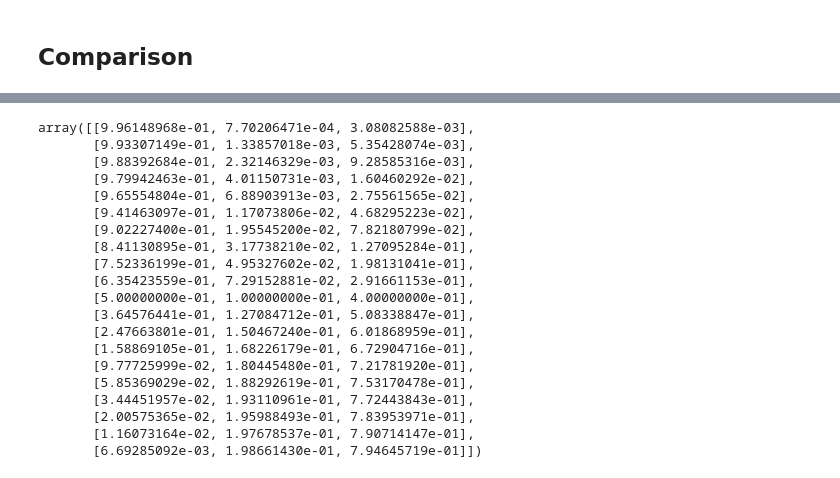
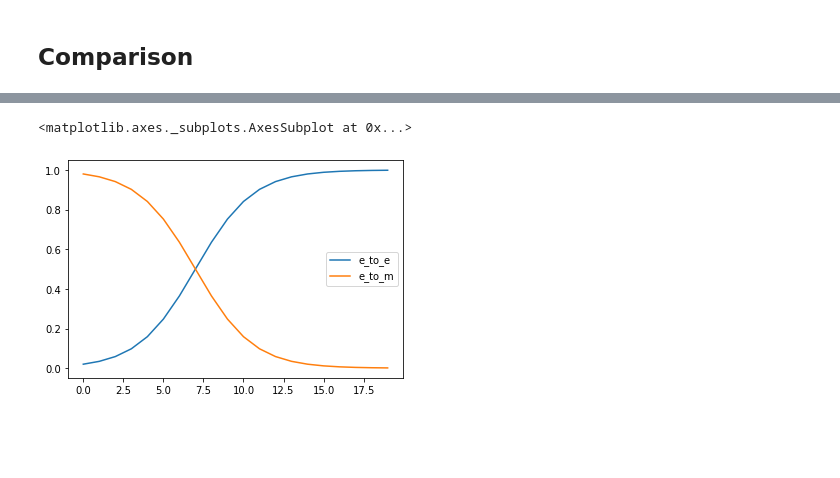
Before and after one commit to akhavan12/discrete_covid_model, a Jupyter notebook: Discrete_ver_09.ipynb, the cells around one changed output, grey strips where cells are left out. Cells and saved outputs as stored; diff of their text form; code cells hidden in the pictures; blank space fills up the shorter version.

```diff
--- a/Discrete_ver_09.ipynb
+++ b/Discrete_ver_09.ipynb
@@ -573,37 +589,17 @@ v_at_day_2(20).plot()
 # %%
-def v_at_day_2(num_days = 20,alpha_r = .2):
-      ## https://www.graphpad.com/guides/prism/7/curve-fitting/reg_classic_boltzmann.htm
-      Tdays = np.arange(num_days) #x
-      Top = 1
-      Buttom = 0
-      v50= num_days/2
-      slope= 1.8
-      v_to_v = Top +  (Buttom - Top)/(1+ np.exp((v50 - Tdays)/slope))
-      v_to_r = alpha_r*(1 - v_to_v)
-      v_to_d = 1 - (v_to_v+v_to_r)
-      return pd.DataFrame({'v_to_v': v_to_v, 'v_to_r' :v_to_r,'v_to_d': v_to_d})
-
-
-
-v_at_day_2(20).values
+def e_at_day(num_days = 20):
+    ## https://www.graphpad.com/guides/prism/7/curve-fitting/reg_classic_boltzmann.htm
+    Tdays = np.arange(num_days) #x
+    Top = 1
+    Buttom = 0
+    v50= 7
+    slope= 1.8
+    e_to_m = Top +  (Buttom - Top)/(1+ np.exp((v50 - Tdays)/slope))
+    e_to_e = 1 - (e_to_m)
+    return pd.DataFrame({'e_to_e': e_to_e, 'e_to_m' :e_to_m})
+ee = e_at_day(20)
-# %% [output]
-array([[9.96148968e-01, 7.70206471e-04, 3.08082588e-03],
-       [9.93307149e-01, 1.33857018e-03, 5.35428074e-03],
-       [9.88392684e-01, 2.32146329e-03, 9.28585316e-03],
-       [9.79942463e-01, 4.01150731e-03, 1.60460292e-02],
-       [9.65554804e-01, 6.88903913e-03, 2.75561565e-02],
-       [9.41463097e-01, 1.17073806e-02, 4.68295223e-02],
-       [9.02227400e-01, 1.95545200e-02, 7.82180799e-02],
-       [8.41130895e-01, 3.17738210e-02, 1.27095284e-01],
-       [7.52336199e-01, 4.95327602e-02, 1.98131041e-01],
-       [6.35423559e-01, 7.29152881e-02, 2.91661153e-01],
-       [5.00000000e-01, 1.00000000e-01, 4.00000000e-01],
-       [3.64576441e-01, 1.27084712e-01, 5.08338847e-01],
-       [2.47663801e-01, 1.50467240e-01, 6.01868959e-01],
-       [1.58869105e-01, 1.68226179e-01, 6.72904716e-01],
-       [9.77725999e-02, 1.80445480e-01, 7.21781920e-01],
-       [5.85369029e-02, 1.88292619e-01, 7.53170478e-01],
-       [3.44451957e-02, 1.93110961e-01, 7.72443843e-01],
-       [2.00575365e-02, 1.95988493e-01, 7.83953971e-01],
-       [1.16073164e-02, 1.97678537e-01, 7.90714147e-01],
-       [6.69285092e-03, 1.98661430e-01, 7.94645719e-01]])
+# %%
+ee.plot()
+# %% [output]
+<matplotlib.axes._subplots.AxesSubplot at 0x...>
+[figure, added]
```
Also changed, not shown: parts of 16 cells of this notebook.
